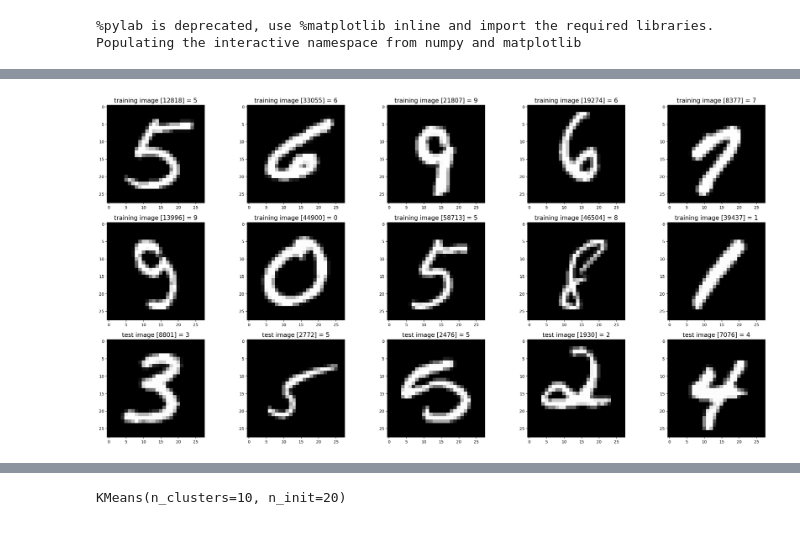
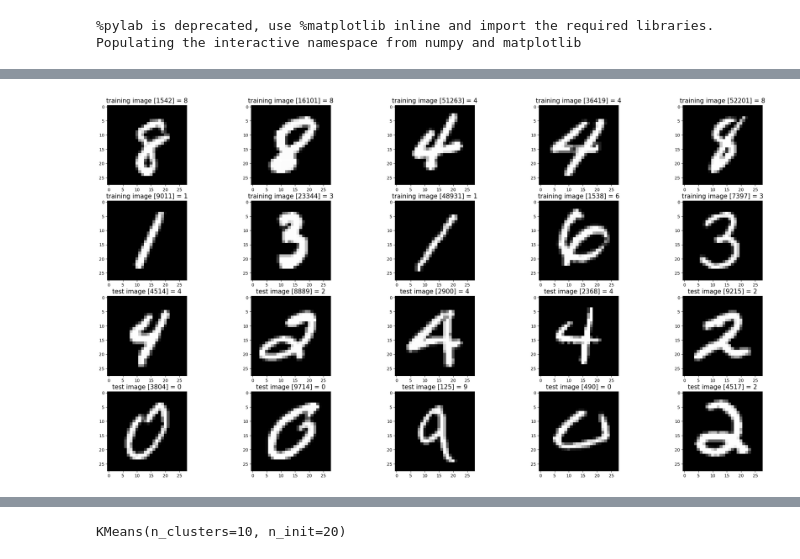
Before and after one commit to Sama4723/DA_CA1_Sem2, a Jupyter notebook: notebook5f5ecb7ae6.ipynb, the cells around one changed output, grey strips where cells are left out. Cells and saved outputs as stored; diff of their text form; code cells hidden in the pictures.

```diff
--- a/notebook5f5ecb7ae6.ipynb
+++ b/notebook5f5ecb7ae6.ipynb
@@ -128,37 +97,37 @@ def show_images(images, title_texts):
     index = 1
     for x in zip(images, title_texts):
         image = x[0]
         title_text = x[1]
         plt.subplot(rows, cols, index)
         plt.imshow(image, cmap=plt.cm.gray)
         if (title_text != ''):
             plt.title(title_text, fontsize = 15);
         index += 1
 
 #
 # Load MINST dataset
 #
 mnist_dataloader = MnistDataloader(training_images_filepath, training_labels_filepath, test_images_filepath, test_labels_filepath)
 (x_train, y_train), (x_test, y_test) = mnist_dataloader.load_data()
 
 #
 # Show some random training and test images
 #
 images_2_show = []
 titles_2_show = []
 for i in range(0, 10):
-    r = random.randint(1, 60000)
+    r = random.randint(1, 60000) #there are 60000 images
     images_2_show.append(x_train[r])
     titles_2_show.append('training image [' + str(r) + '] = ' + str(y_train[r]))
 
-for i in range(0, 5):
-    r = random.randint(1, 10000)
+for i in range(0, 10):
+    r = random.randint(1, 10000)#there are 100000 images
     images_2_show.append(x_test[r])
     titles_2_show.append('test image [' + str(r) + '] = ' + str(y_test[r]))
 
 show_images(images_2_show, titles_2_show)
 # %% [output]
-[figure, old version]
+[figure, new version]
 # %%
 type(x_train)
 # %% [output]
```
Also changed, not shown: parts of 28 cells of this notebook.
